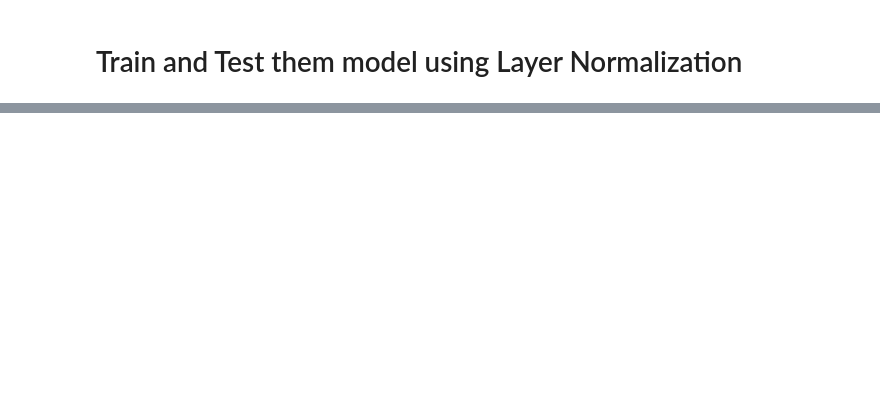
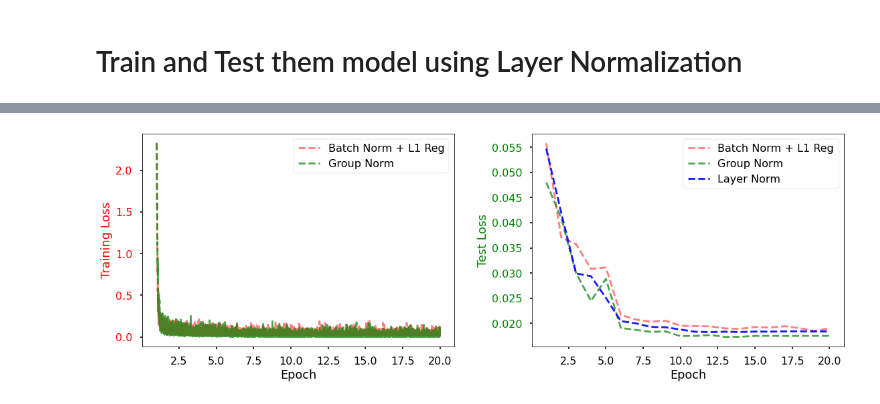
Before and after one commit to GajananKuchgave/EVA8_Assignments, a Jupyter notebook: Assignment_5/EVA8_Session5_BatchNorm_Regularization.ipynb, the cells around one changed output, grey strips where cells are left out. Saved outputs shown, nothing was run; the diff lists cells and outputs as text; code cells hidden in the pictures; blank space fills up the shorter version.

```diff
--- a/Assignment_5/EVA8_Session5_BatchNorm_Regularization.ipynb
+++ b/Assignment_5/EVA8_Session5_BatchNorm_Regularization.ipynb
@@ -266,0 +397,43 @@ for epoch in range(EPOCHS):
+# %%
+import matplotlib.pyplot as plt
+import numpy as np
+
+plt.style.use('seaborn-poster')
+
+fig, ax = plt.subplots(1, 2)
+
+color1 = 'red'
+color2 = 'green'
+color3 = 'blue'
+linestyle1 = '--'
+linestyle2 = '--'
+linestyle3 = '--'
+
+train_epoch_linspace = np.linspace(1, EPOCHS, len(train_losses['GN']))
+test_epoch_linspace = np.linspace(1, EPOCHS, len(test_losses['GN']))
+#Left plot
+
+ax[0].set_xlabel('Epoch')
+ax[0].set_ylabel('Training Loss', color=color1)
+ax[0].plot(train_epoch_linspace, train_losses['BN'], color=color1, linestyle=linestyle1,alpha=0.5, label='Batch Norm + L1 Reg')
+ax[0].plot(train_epoch_linspace, train_losses['GN'], color=color2, linestyle=linestyle2,alpha=0.7, label='Group Norm')
+#ax[0].plot(train_epoch_linspace, train_losses['LN'], color=color3, linestyle=linestyle3,alpha=0.9, label='Layer Norm')
+
+ax[0].tick_params(axis='y', labelcolor=color1)
+ax[0].legend(loc='upper right')
+#Right plot
+
+ax[1].set_xlabel('Epoch')
+ax[1].set_ylabel('Test Loss', color=color2)
+ax[1].plot(test_epoch_linspace, test_losses['BN'], color=color1, linestyle=linestyle3,alpha=0.5, label='Batch Norm + L1 Reg')
+ax[1].plot(test_epoch_linspace, test_losses['GN'], color=color2, linestyle=linestyle1,alpha=0.7, label='Group Norm')
+ax[1].plot(test_epoch_linspace, test_losses['LN'], color=color3, linestyle=linestyle2,alpha=0.9, label='Layer Norm')
+
+ax[1].tick_params(axis='y', labelcolor=color2)
+ax[1].legend(loc='upper right')
+
+fig.tight_layout()
+fig.set_size_inches(16, 5)
+plt.show()
+# %% [output]
+[figure, added]
```
Also changed, not shown: parts of 12 cells of this notebook.
